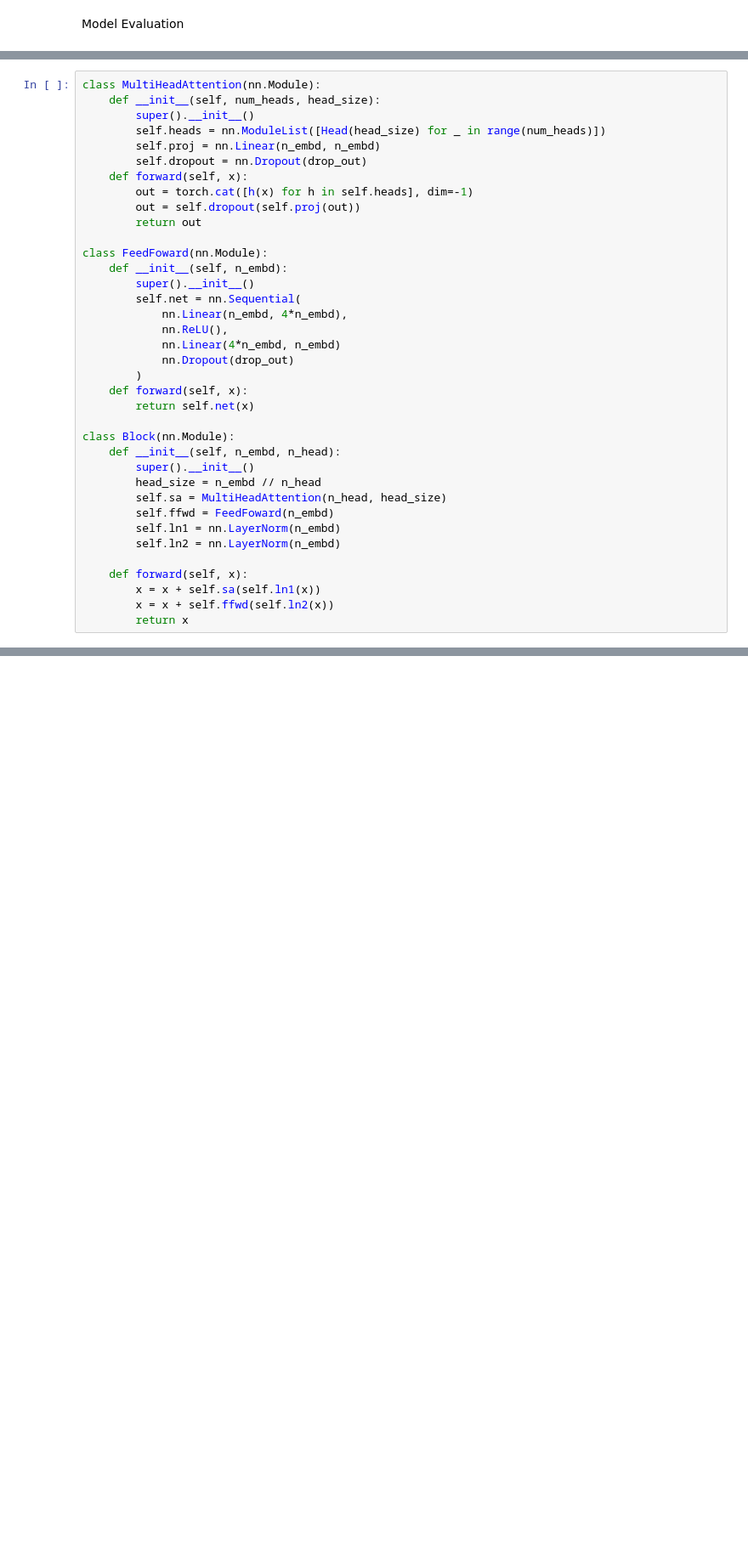
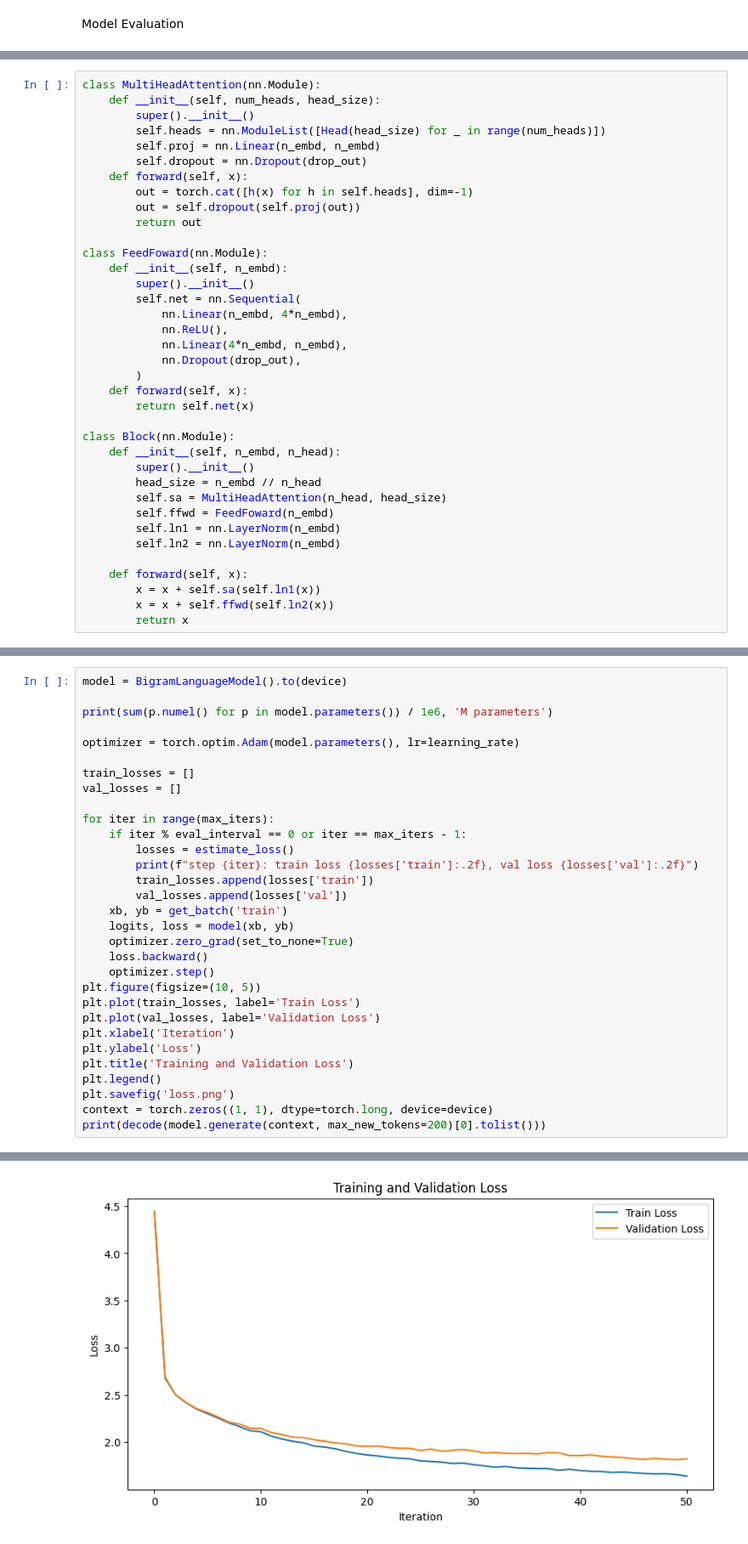
Before and after one commit to Aubur9y/nanoGPT, a Jupyter notebook: nanoGPT.ipynb, the cells around one changed output, grey strips where cells are left out. Shown: that part at 85% size. Saved outputs shown, nothing was run; the diff lists cells and outputs as text; blank space fills up the shorter version.

```diff
--- a/nanoGPT.ipynb
+++ b/nanoGPT.ipynb
@@ -129,8 +129,8 @@ class FeedFoward(nn.Module):
         self.net = nn.Sequential(
             nn.Linear(n_embd, 4*n_embd),
             nn.ReLU(),
-            nn.Linear(4*n_embd, n_embd)
-            nn.Dropout(drop_out)
+            nn.Linear(4*n_embd, n_embd),
+            nn.Dropout(drop_out),
         )
     def forward(self, x):
         return self.net(x)
@@ -150,0 +186,32 @@ class Block(nn.Module):
+# %%
+model = BigramLanguageModel().to(device)
+
+print(sum(p.numel() for p in model.parameters()) / 1e6, 'M parameters')
+
+optimizer = torch.optim.Adam(model.parameters(), lr=learning_rate)
+
+train_losses = []
+val_losses = []
+
+for iter in range(max_iters):
+    if iter % eval_interval == 0 or iter == max_iters - 1:
+        losses = estimate_loss()
+        print(f"step {iter}: train loss {losses['train']:.2f}, val loss {losses['val']:.2f}")
+        train_losses.append(losses['train'])
+        val_losses.append(losses['val'])
+    xb, yb = get_batch('train')
+    logits, loss = model(xb, yb)
+    optimizer.zero_grad(set_to_none=True)
+    loss.backward()
+    optimizer.step()
+plt.figure(figsize=(10, 5))
+plt.plot(train_losses, label='Train Loss')
+plt.plot(val_losses, label='Validation Loss')
+plt.xlabel('Iteration')
+plt.ylabel('Loss')
+plt.title('Training and Validation Loss')
+plt.legend()
+plt.savefig('loss.png')
+context = torch.zeros((1, 1), dtype=torch.long, device=device)
+print(decode(model.generate(context, max_new_tokens=200)[0].tolist()))
+# %% [output]
@@ -150,0 +235 @@ class Block(nn.Module):
+[figure, added]
```
Also changed, not shown: parts of 4 cells of this notebook.
